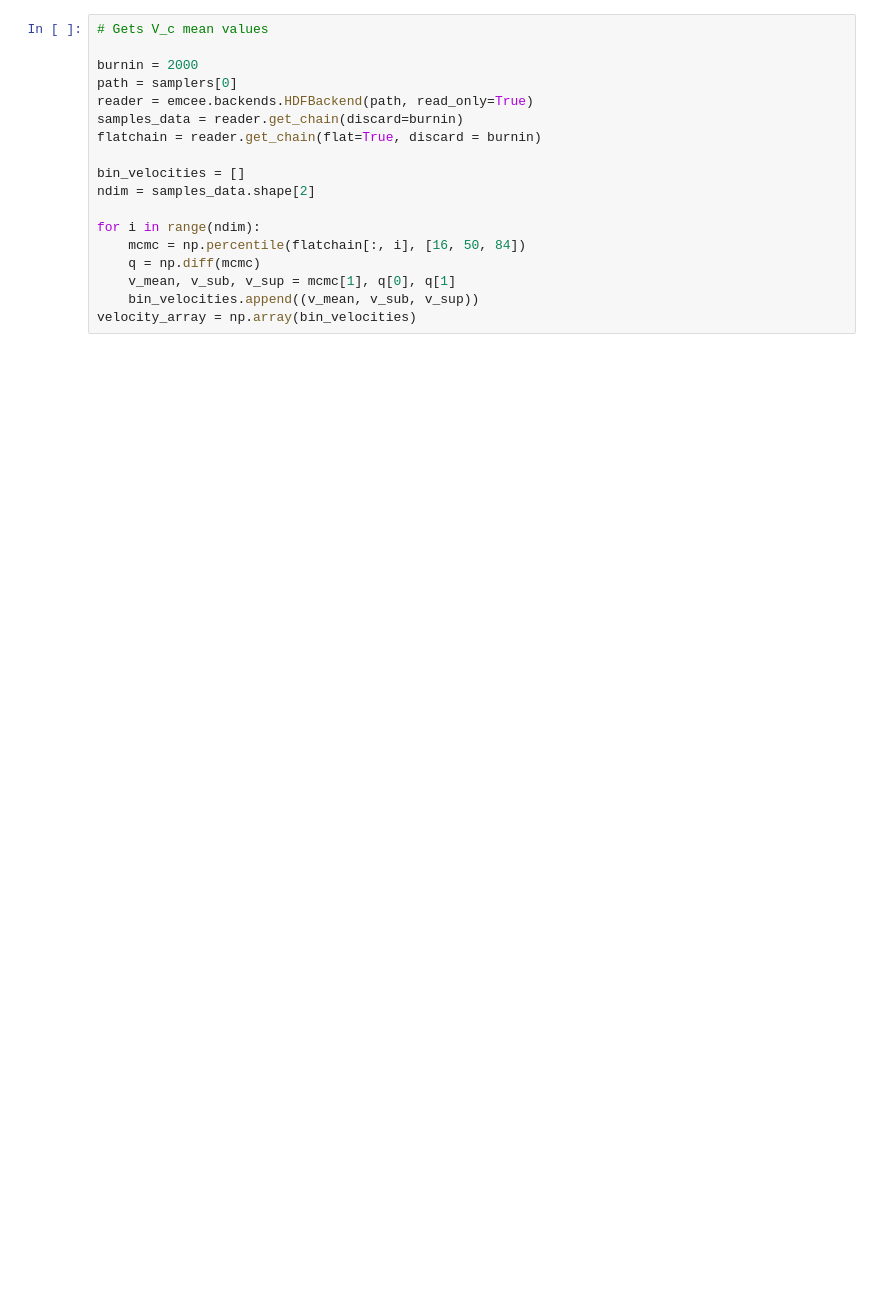
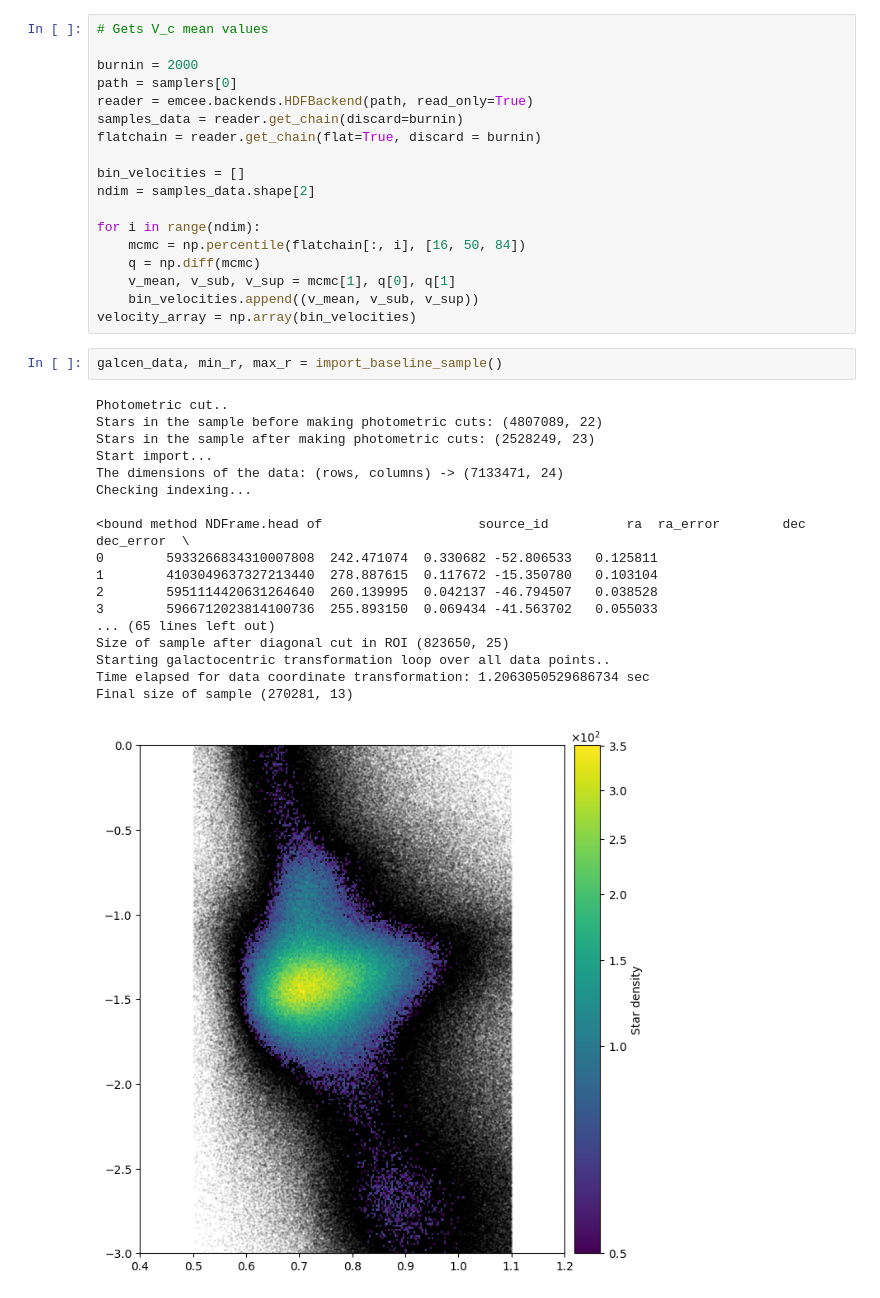
Before and after one commit to HEP-KBFI/gaia-tools, a Jupyter notebook: jupyter-notebook/h_fitting_and_asymmetric_drift.ipynb, the cells around one changed output. Drawn from its saved outputs; the diff is of its cells as text; blank space fills up the shorter version.

```diff
--- a/jupyter-notebook/h_fitting_and_asymmetric_drift.ipynb
+++ b/jupyter-notebook/h_fitting_and_asymmetric_drift.ipynb
@@ -264,3 +309,24 @@ for i in range(ndim):
     v_mean, v_sub, v_sup = mcmc[1], q[0], q[1]
     bin_velocities.append((v_mean, v_sub, v_sup))
 velocity_array = np.array(bin_velocities)
+# %%
+galcen_data, min_r, max_r = import_baseline_sample()
+# %% [output]
+Photometric cut..
+Stars in the sample before making photometric cuts: (4807089, 22)
+Stars in the sample after making photometric cuts: (2528249, 23)
+Start import...
+The dimensions of the data: (rows, columns) -> (7133471, 24)
+Checking indexing...
+
+<bound method NDFrame.head of                    source_id          ra  ra_error        dec  dec_error  \
+0        5933266834310007808  242.471074  0.330682 -52.806533   0.125811
+1        4103049637327213440  278.887615  0.117672 -15.350780   0.103104
+2        5951114420631264640  260.139995  0.042137 -46.794507   0.038528
+3        5966712023814100736  255.893150  0.069434 -41.563702   0.055033
+... (65 lines left out)
+Size of sample after diagonal cut in ROI (823650, 25)
+Starting galactocentric transformation loop over all data points..
+Time elapsed for data coordinate transformation: 1.2063050529686734 sec
+Final size of sample (270281, 13)
+[figure, added]
```
Also changed, not shown: parts of 7 cells of this notebook, 4 other files.
